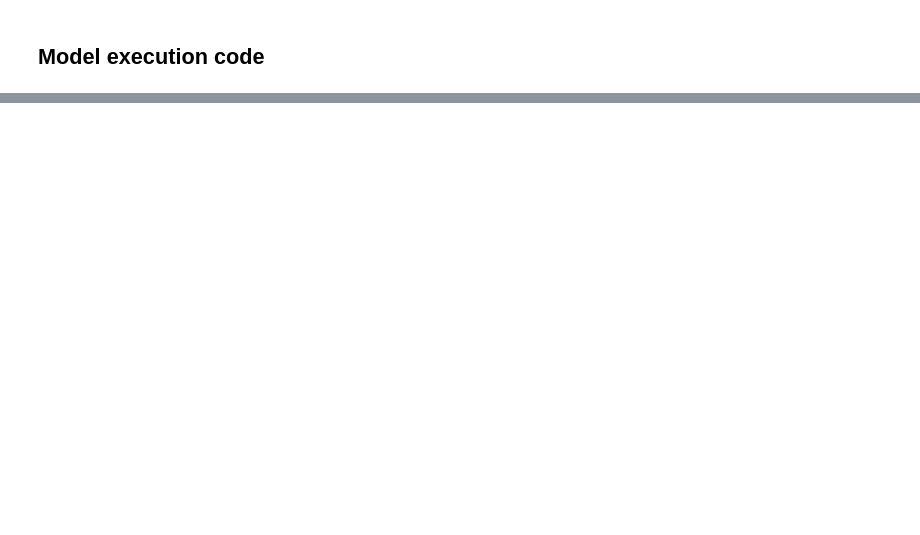
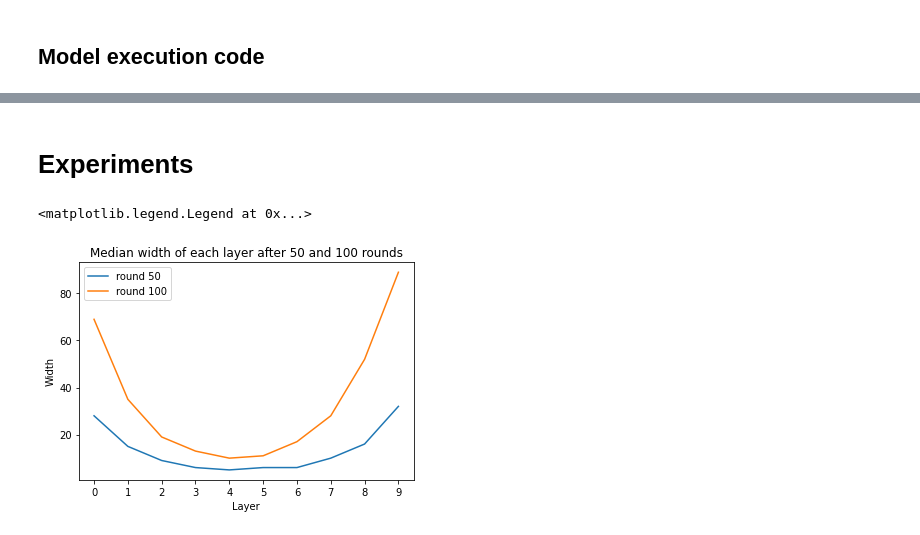
Before and after one commit to brokensandals/replicate-evoarch, a Jupyter notebook: ReplicateEvoArch.ipynb, the cells around one changed output, grey strips where cells are left out. Drawn from its saved outputs; the diff is of its cells as text; code cells hidden in the pictures; blank space fills up the shorter version.

```diff
--- a/ReplicateEvoArch.ipynb
+++ b/ReplicateEvoArch.ipynb
@@ -220,3 +232,40 @@ run_to_completion(arch)
 arch_graph(arch)
 # %% [output]
 [drawing not drawn]
+# %% [markdown]
+# Experiments
+# %%
+import matplotlib.pyplot as plt
+import numpy as np
+
+random.seed(1000)
+
+ntrials = 15
+round_50_widths = np.zeros([ntrials, 10])
+round_100_widths = np.zeros([ntrials, 10])
+
+for i in range(ntrials):
+    arch = create_arch(Params())
+    for j in range(50):
+        run_round(arch)
+    for j in range(10):
+        round_50_widths[i, j] = len(arch.layers[j].nodes)
+    for j in range(50):
+        run_round(arch)
+    for j in range(10):
+        round_100_widths[i, j] = len(arch.layers[j].nodes)
+
+round_50_median_widths = np.median(round_50_widths, axis=0)
+round_100_median_widths = np.median(round_100_widths, axis=0)
+
+fig, ax = plt.subplots()
+ax.set_xticks(range(round_50_median_widths.size))
+ax.plot(range(round_50_median_widths.size), round_50_median_widths, label='round 50')
+ax.plot(range(round_100_median_widths.size), round_100_median_widths, label='round 100')
+ax.set_xlabel('Layer')
+ax.set_ylabel('Width')
+ax.set_title('Median width of each layer after 50 and 100 rounds')
+ax.legend()
+# %% [output]
+<matplotlib.legend.Legend at 0x...>
+[figure, added]
```
Also changed, not shown: parts of 3 cells of this notebook.
